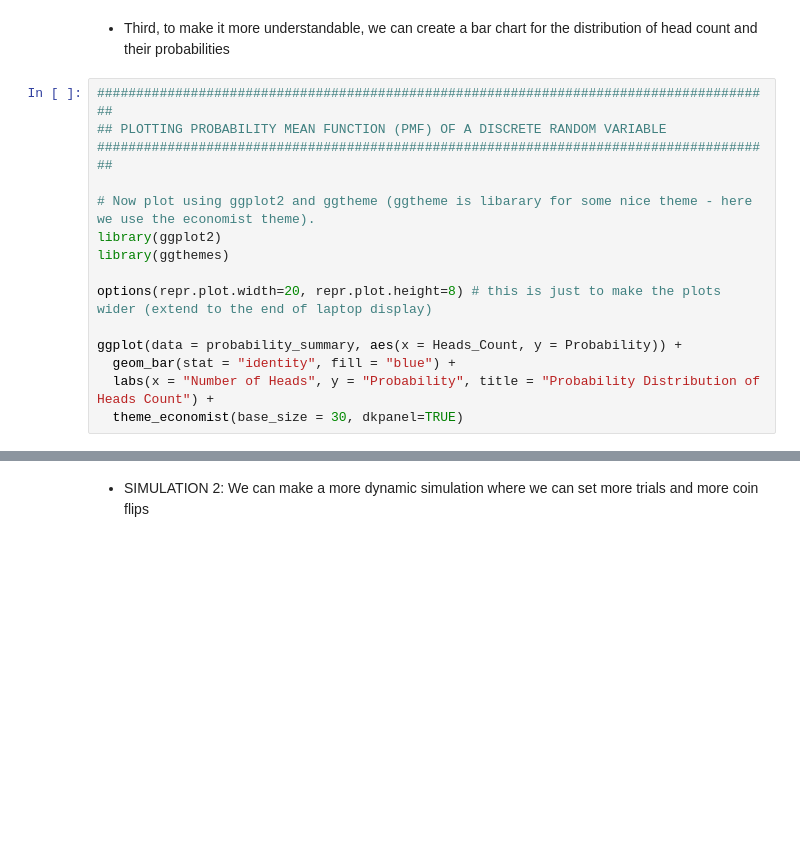
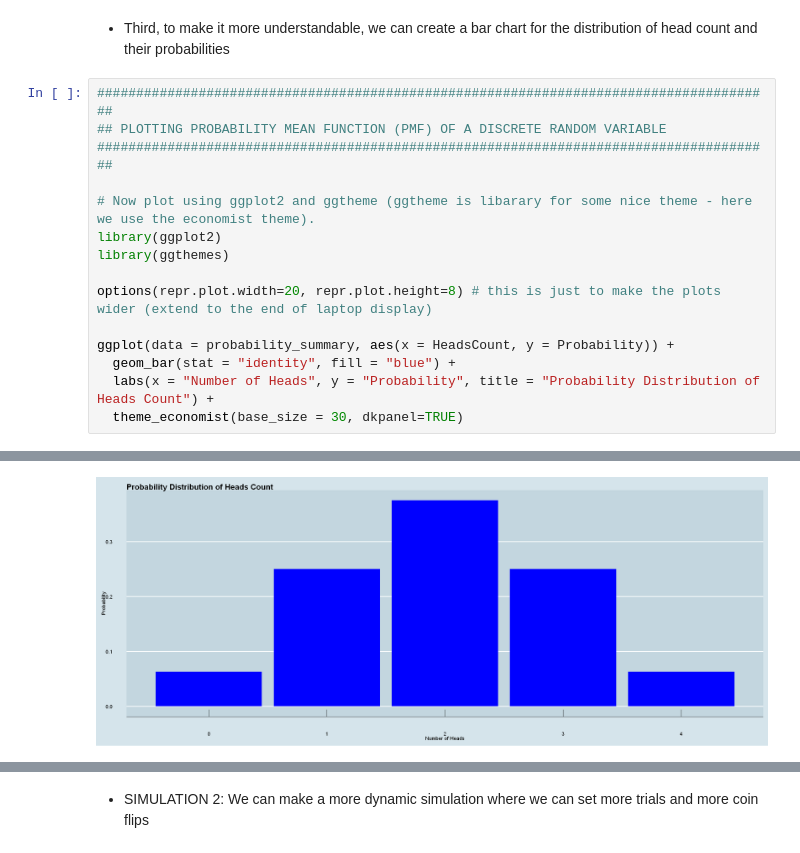
Before and after one commit to ansyaku/Statistika3_UGM_ipynb, a Jupyter notebook: Tugas Pertemuan 2 Statistika.ipynb, the cells around one changed output, grey strips where cells are left out. Cells and saved outputs as stored; diff of their text form; blank space fills up the shorter version.

```diff
--- a/Tugas Pertemuan 2 Statistika.ipynb
+++ b/Tugas Pertemuan 2 Statistika.ipynb
@@ -144,7 +169,8 @@ library(ggthemes)
 
 options(repr.plot.width=20, repr.plot.height=8) # this is just to make the plots wider (extend to the end of laptop display)
 
-ggplot(data = probability_summary, aes(x = Heads_Count, y = Probability)) +
+ggplot(data = probability_summary, aes(x = HeadsCount, y = Probability)) +
   geom_bar(stat = "identity", fill = "blue") +
   labs(x = "Number of Heads", y = "Probability", title = "Probability Distribution of Heads Count") +
   theme_economist(base_size = 30, dkpanel=TRUE)
+# %% [output]
@@ -151,3 +179,4 @@ ggplot(data = probability_summary, aes(x = Heads_Count, y = Probability)) +
+[figure, added]
 # %%
 #######################################################################################
 ## PLOTTING CUMMULATIVE DISTRIBUTION FUNCTION (CDF) OF A DISCRETE RANDOM VARIABLE
```
Also changed, not shown: parts of 9 cells of this notebook.
